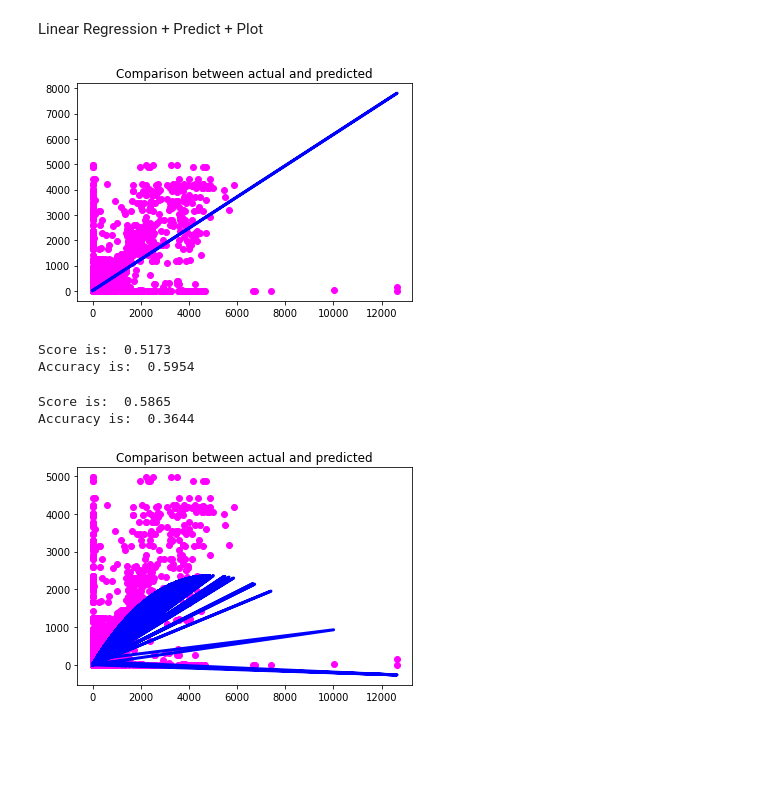
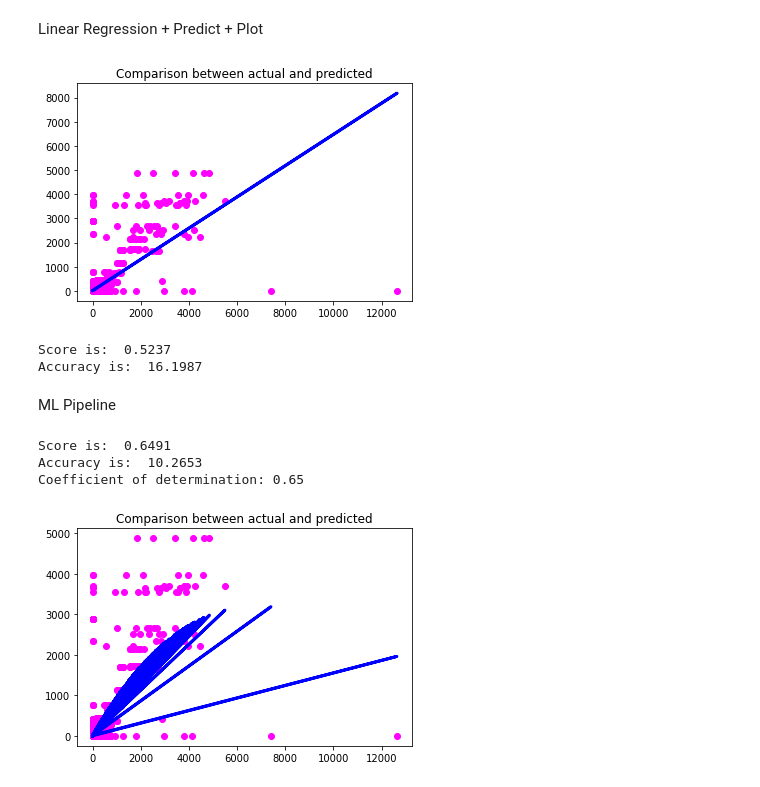
Before and after one commit to SiNa88/clusterdata-prediction, a Jupyter notebook: cluster-trace-microservices-v2021/microservice-prediction/mcr_rt_reg.ipynb, the cells around one changed output. Cells and saved outputs as stored; diff of their text form; code cells hidden in the pictures; blank space fills up the shorter version.

```diff
--- a/cluster-trace-microservices-v2021/microservice-prediction/mcr_rt_reg.ipynb
+++ b/cluster-trace-microservices-v2021/microservice-prediction/mcr_rt_reg.ipynb
@@ -2,9 +2,9 @@
 Data
 # %%
 import pandas as pd
-df  = pd.read_csv("D:\\00Research\\00Fog\\008Arman\\mcr-rt\\dataset-mcr-rt3.csv")
+df  = pd.read_csv("D:\\00Research\\00Fog\\008Arman\\mcr-rt\\dataset-mcr-rt-180000.csv")
 dataset = df.values
-#print('Total rows:', df.shape[0]) #550892
+print('Total rows:', df.shape[0]) #940520
 X = dataset[:, 6] # rt column
 print(X)
 Y = dataset[:, 5] # mcr column
@@ -35,30 +44,32 @@ X_train, X_test, Y_train, Y_test = train_test_split(X, Y, random_state=1)
 Linear Regression + Predict + Plot
 # %%
 from sklearn import linear_model
-reg = linear_model.LinearRegression()
+reg = linear_model.ARDRegression()
 reg.fit(X_train, Y_train)
 
 # prediction
 y_predict = reg.predict(X_test)
 
 plt.scatter(x=X_test, y=Y_test, color="magenta")
 plt.plot(X_test, y_predict, color="blue", linewidth=3)
 plt.title('Comparison between actual and predicted')
 plt.ylabel('', fontsize=18)
 plt.xlabel('', fontsize=18)
 #plt.legend('Prediction')
 plt.show()
 # %% [output]
-[figure, old version]
+[figure, new version]
 # %%
+from sklearn.metrics import mean_squared_error, mean_absolute_error, accuracy_score, r2_score
 import numpy
-from sklearn.metrics import mean_squared_error, mean_absolute_error, accuracy_score
 
 print("Score is: ",numpy.round(reg.score(X_test, Y_test),4))
-print("Accuracy is: ",numpy.round(mean_absolute_error(Y_test[:],y_predict[:])/numpy.mean(X_test),4))
+print("Accuracy is: ",numpy.round(mean_absolute_error(Y_test[:],y_predict[:]),4)) #/numpy.mean(X_test)
 # %% [output]
-Score is:  0.5173
-Accuracy is:  0.5954
+Score is:  0.5237
+Accuracy is:  16.1987
+# %% [markdown]
+ML Pipeline
 # %%
 from sklearn.pipeline import Pipeline
 from sklearn.preprocessing import StandardScaler, PolynomialFeatures
@@ -70,10 +81,12 @@ print()
 pipeline0_predict = pipeline0.predict(X_test)
 
 print("Score is: ", numpy.round(pipeline0.score(X_test,Y_test),4))
-print("Accuracy is: ",numpy.round(mean_absolute_error(Y_test,pipeline0_predict)/numpy.mean(X_test),4))
+print("Accuracy is: ",numpy.round(mean_absolute_error(Y_test,pipeline0_predict),4)) #/numpy.mean(X_test)
+print('Coefficient of determination: %.2f' % r2_score(Y_test,pipeline0_predict))
 # %% [output]
-Score is:  0.5865
-Accuracy is:  0.3644
+Score is:  0.6491
+Accuracy is:  10.2653
+Coefficient of determination: 0.65
 # %%
 plt.scatter(x=X_test, y=Y_test, color="magenta")
 plt.plot(X_test, pipeline0_predict, color="blue", linewidth=3)
@@ -82,4 +95,4 @@ plt.ylabel('', fontsize=18)
 plt.xlabel('', fontsize=18)
 plt.show()
 # %% [output]
-[figure, old version]
+[figure, new version]
```
Also changed, not shown: parts of 4 cells of this notebook, 1 other file.
